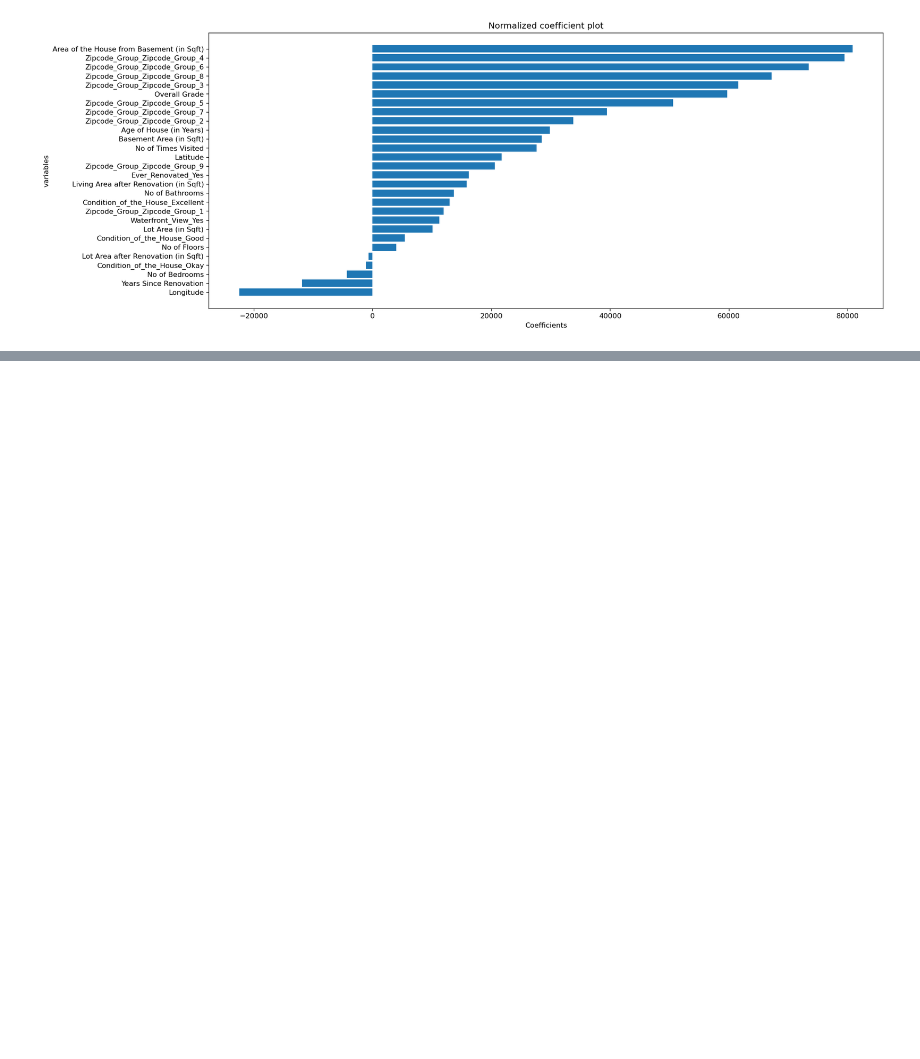
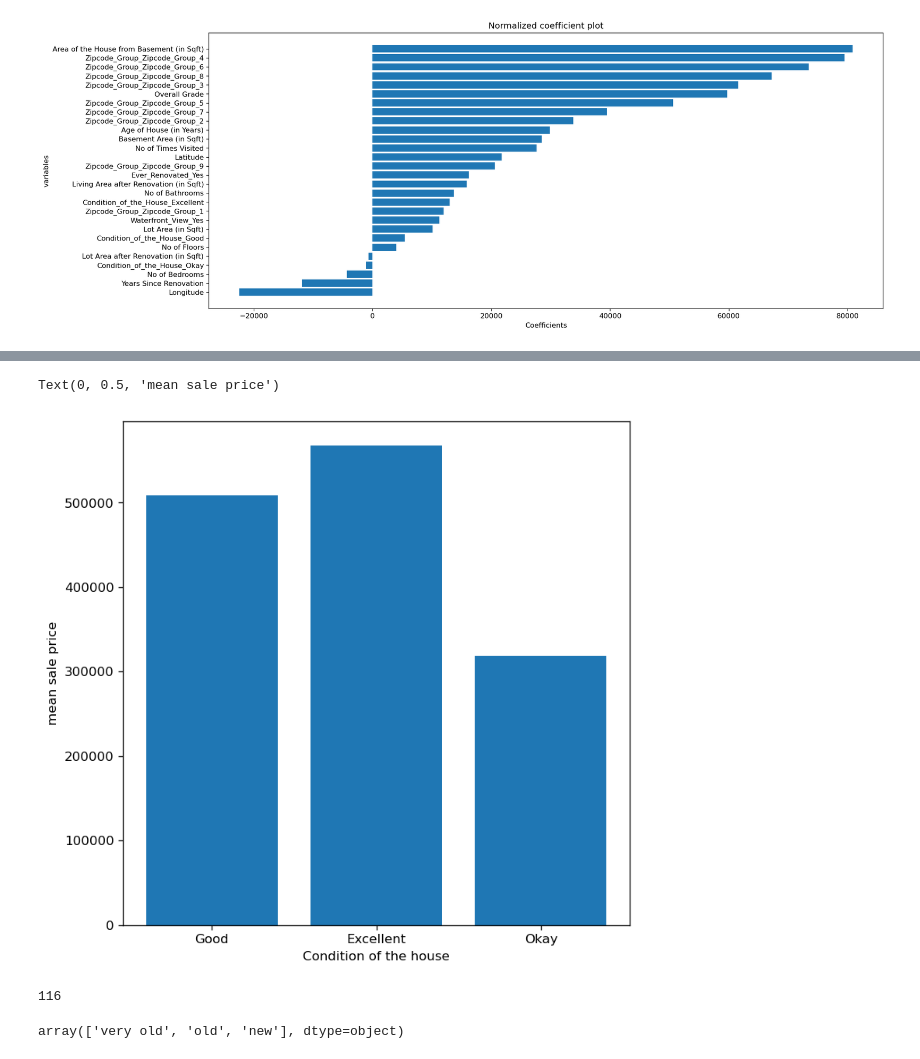
Before and after one commit to girish-kanjiyani7/realestate, a Jupyter notebook: part5_4.ipynb, the cells around one changed output, grey strips where cells are left out. Cells and saved outputs as stored; diff of their text form; code cells hidden in the pictures; blank space fills up the shorter version.

```diff
--- a/part5_4.ipynb
+++ b/part5_4.ipynb
@@ -198,0 +275,25 @@ plt.show()
+# %%
+mapping = {'Excellent':'Excellent',
+           'Fair':'Good',
+           'Good':'Good',
+           'Okay':'Okay',
+           'Bad':'Okay'
+}
+data['Condition of the House']=data['Condition of the House'].map(mapping)
+# %%
+mean= []
+for i in data['Condition of the House'].unique():
+       mean.append(data['Sale Price'][data['Condition of the House']==i].mean())
+# %%
+plt.figure(figsize=(7,7), dpi=120)
+
+plt.bar(data['Condition of the House'].unique(),mean)
+plt.xlabel('Condition of the house')
+plt.ylabel('mean sale price')
+# %% [output]
+Text(0, 0.5, 'mean sale price')
+[figure, added]
+# %%
+len(data['Age of House (in Years)'].unique())
+# %% [output]
+116
@@ -198,0 +309,5 @@ plt.show()
+# %%
+cat_house_age = data['Age of House (in Years)'].map(age_of_house)
+cat_house_age.unique()
+# %% [output]
+array(['very old', 'old', 'new'], dtype=object)
```
Also changed, not shown: parts of 12 cells of this notebook.
